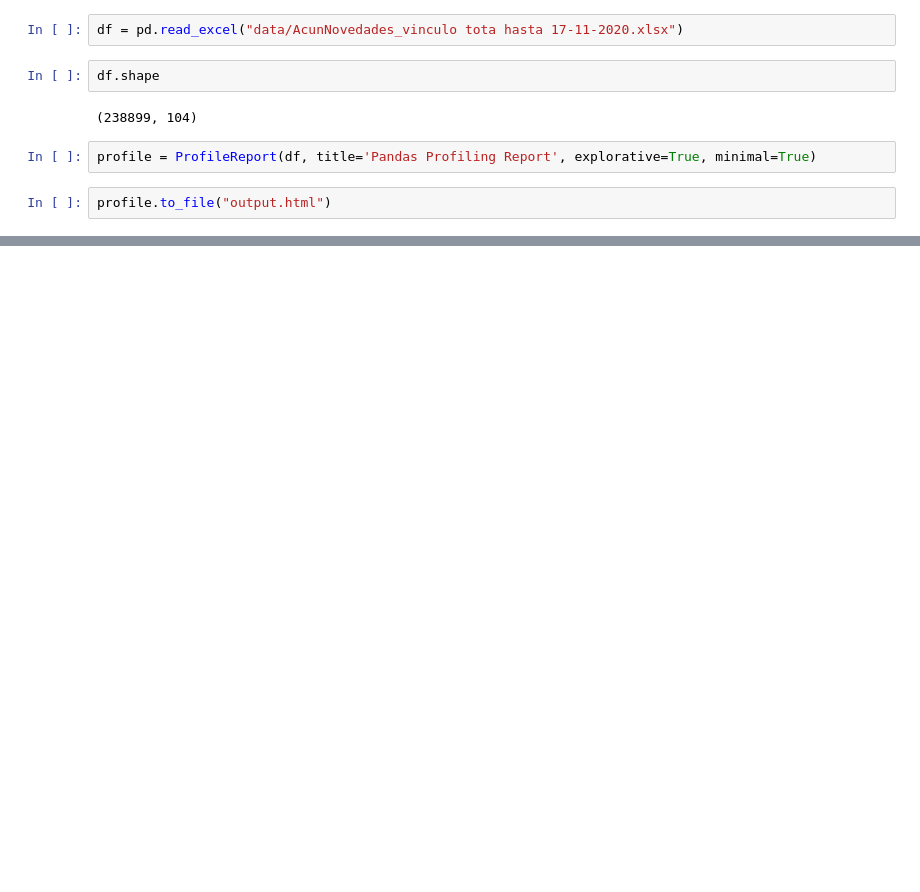
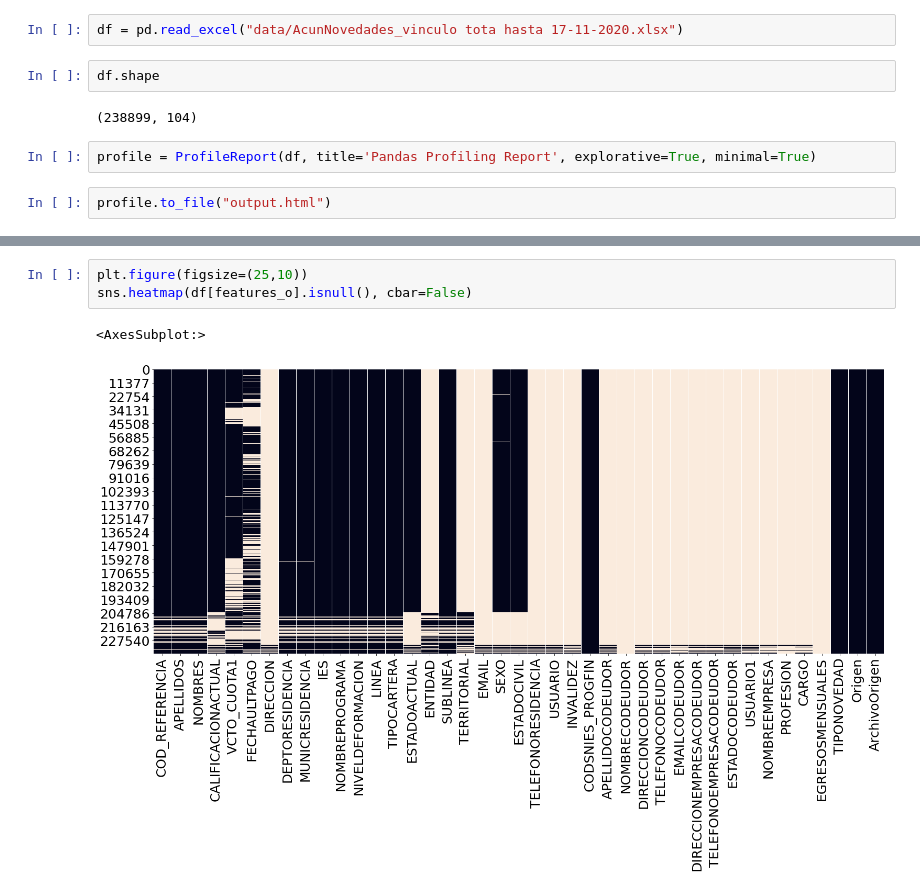
Before and after one commit to jebeltranb/ICETEX, a Jupyter notebook: EDA_Punished_Portfolio.ipynb, the cells around one changed output, grey strips where cells are left out. Saved outputs shown, nothing was run; the diff lists cells and outputs as text; blank space fills up the shorter version.

```diff
--- a/EDA_Punished_Portfolio.ipynb
+++ b/EDA_Punished_Portfolio.ipynb
@@ -16,0 +42,6 @@ profile.to_file("output.html")
+# %%
+plt.figure(figsize=(25,10))
+sns.heatmap(df[features_o].isnull(), cbar=False)
+# %% [output]
+<AxesSubplot:>
+[figure, added]
```
Also changed, not shown: parts of 8 cells of this notebook.
